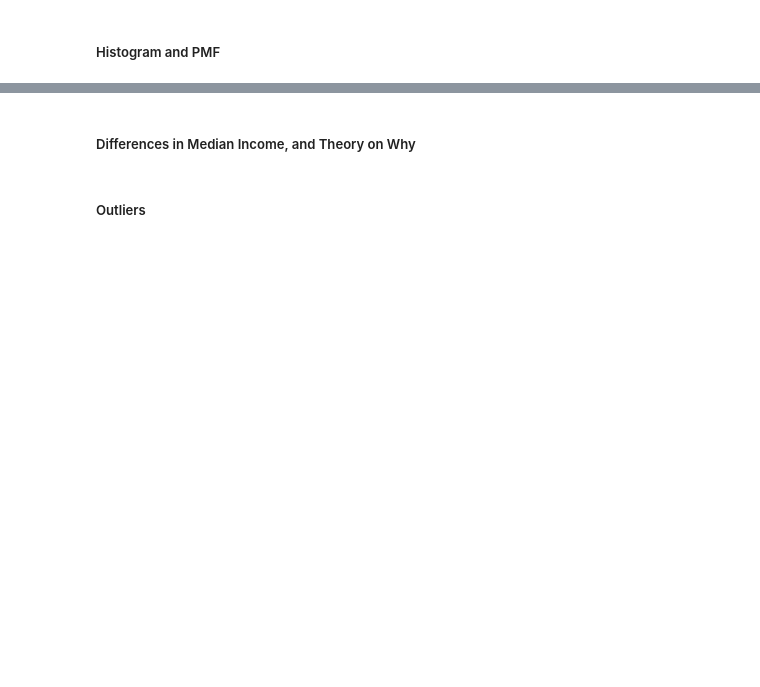
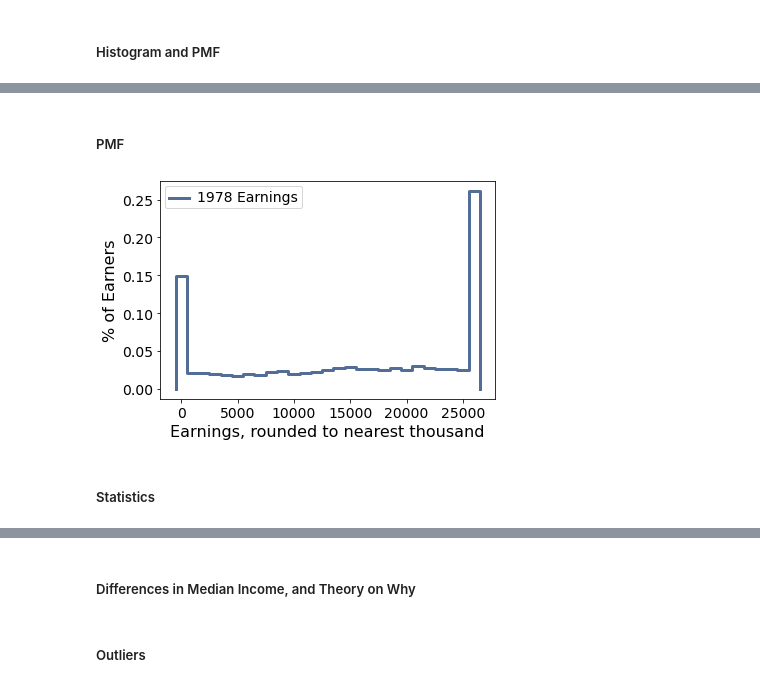
Before and after one commit to ASykes4/BSIP_Assignment_1_Students, a Jupyter notebook: stats_asn_1_stud_temp.ipynb, the cells around one changed output, grey strips where cells are left out. Saved outputs shown, nothing was run; the diff lists cells and outputs as text; code cells hidden in the pictures; blank space fills up the shorter version.

```diff
--- a/stats_asn_1_stud_temp.ipynb
+++ b/stats_asn_1_stud_temp.ipynb
@@ -172,0 +415,14 @@ As a conclusion, there seems to be a large jump in the number of people earning
+# %% [markdown]
+##### PMF
+# %%
+earn1978 = df["Earnings_1978"]
+earn1978 = earn1978[~np.isnan(earn1978)]
+earn1978 = round(earn1978,-3)
+pmf1978 = thinkstats2.Pmf(earn1978, label = "1978 Earnings")
+thinkplot.Pmf(pmf1978)
+thinkplot.Config(xlabel = "Earnings, rounded to nearest thousand", ylabel = "% of Earners")
+thinkplot.bigger_text()
+# %% [output]
+[figure, added]
+# %% [markdown]
+##### Statistics
```
Also changed, not shown: parts of 32 cells of this notebook.
